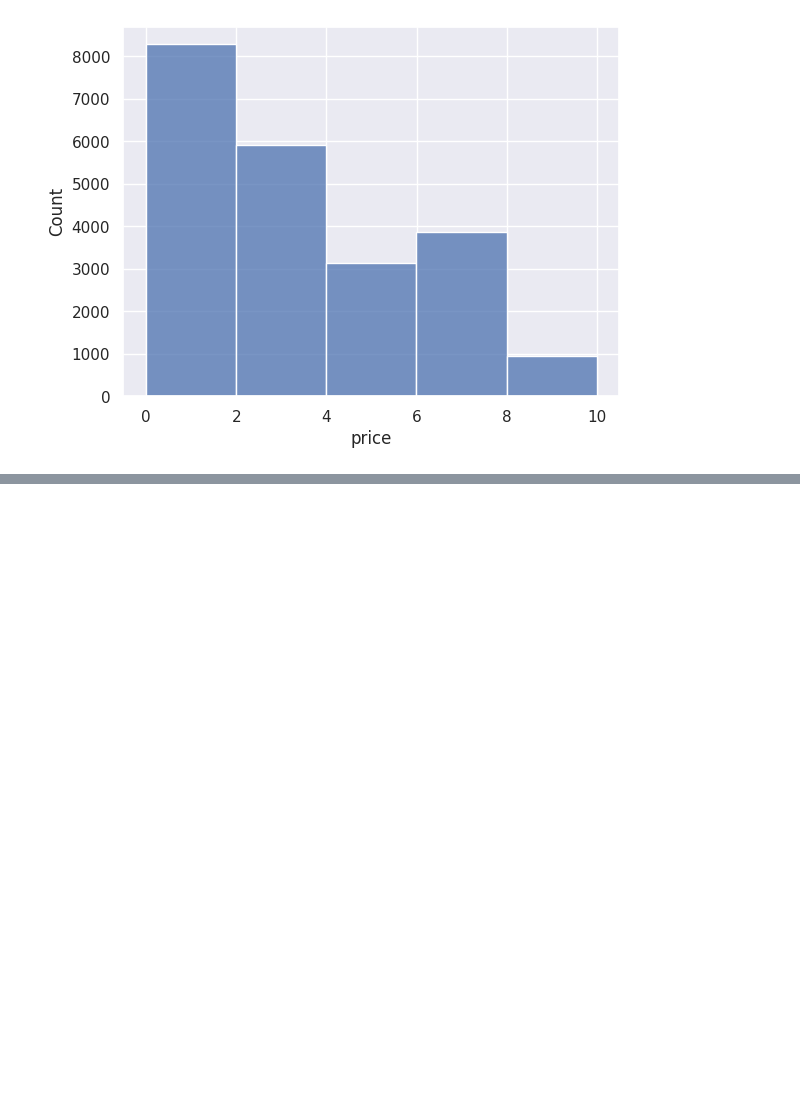
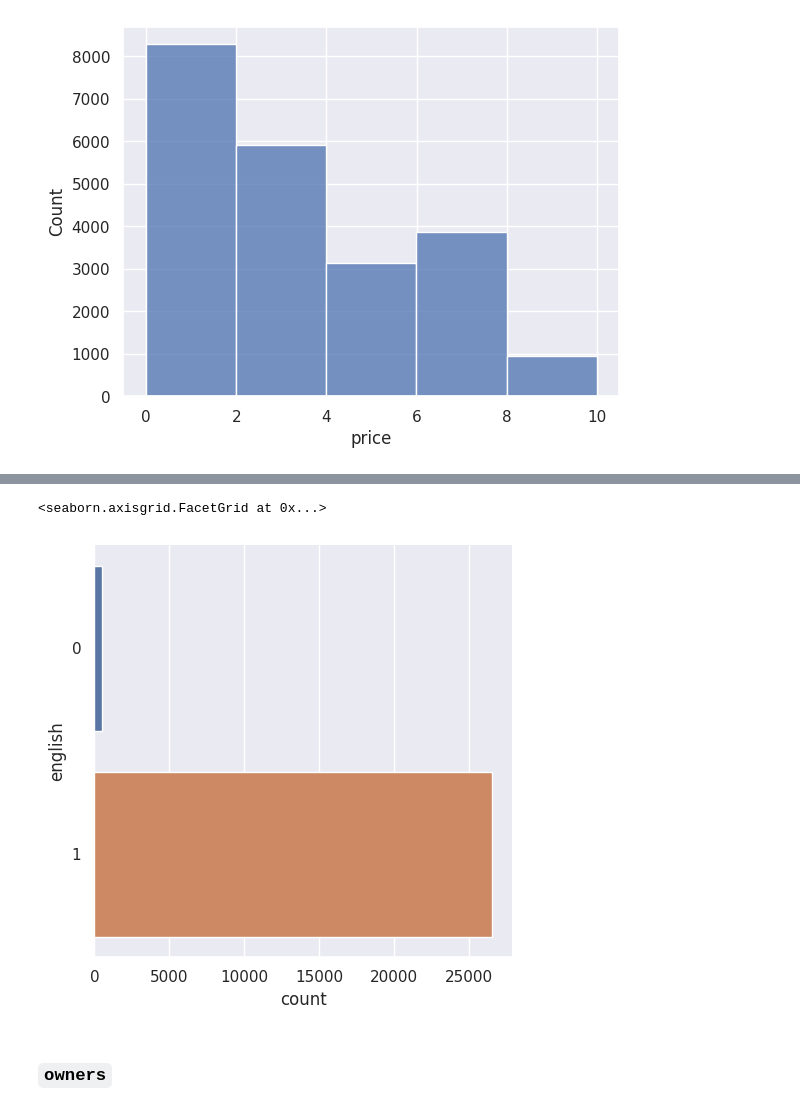
Before and after one commit to nefelibata28/usg, a Jupyter notebook: notebooks/data_cleaning.ipynb, the cells around one changed output, grey strips where cells are left out. Saved outputs shown, nothing was run; the diff lists cells and outputs as text; code cells hidden in the pictures; blank space fills up the shorter version.

```diff
--- a/notebooks/data_cleaning.ipynb
+++ b/notebooks/data_cleaning.ipynb
@@ -145,0 +155,7 @@ array([1, 1, 1, ..., 0, 0, 0])
+# %%
+sb.catplot(data=kaggle_steam, y='english', kind='count')
+# %% [output]
+<seaborn.axisgrid.FacetGrid at 0x...>
+[figure, added]
+# %% [markdown]
+### `owners`
```
Also changed, not shown: parts of 79 cells of this notebook.
